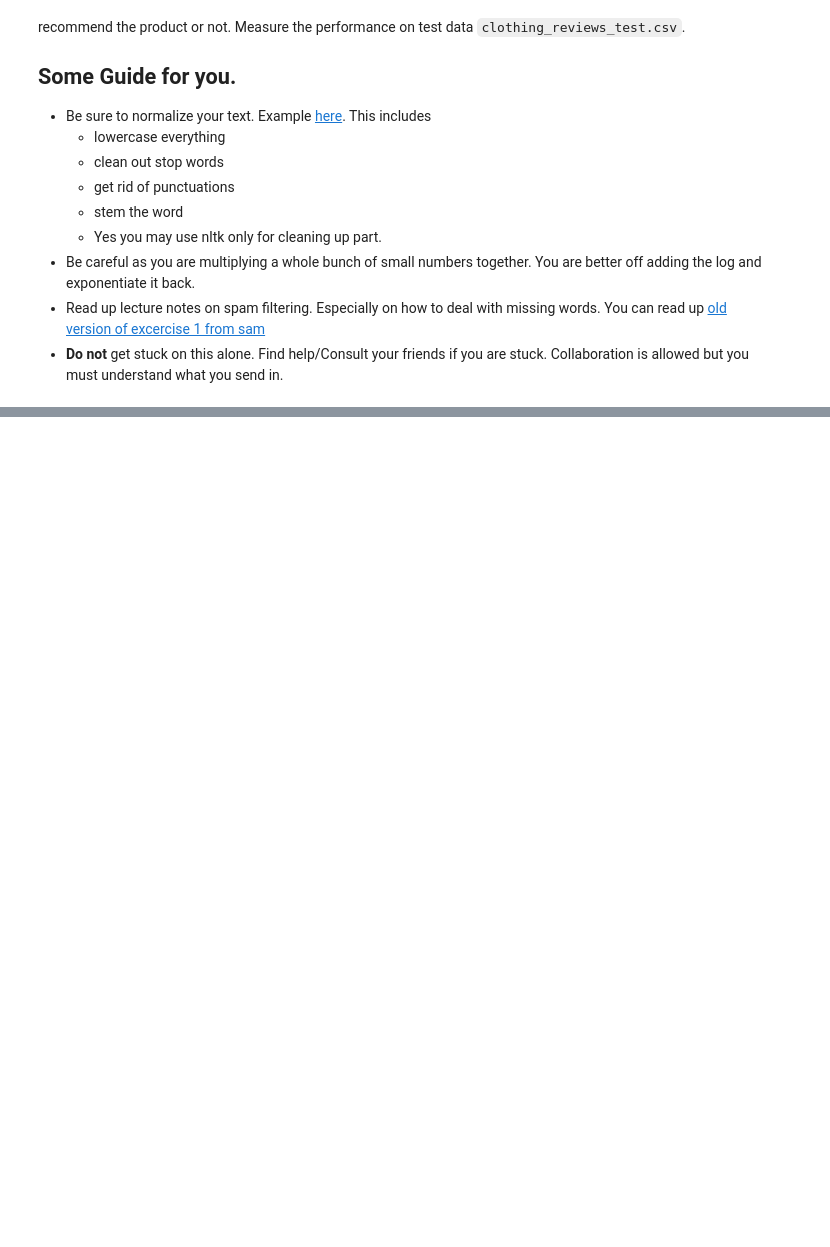
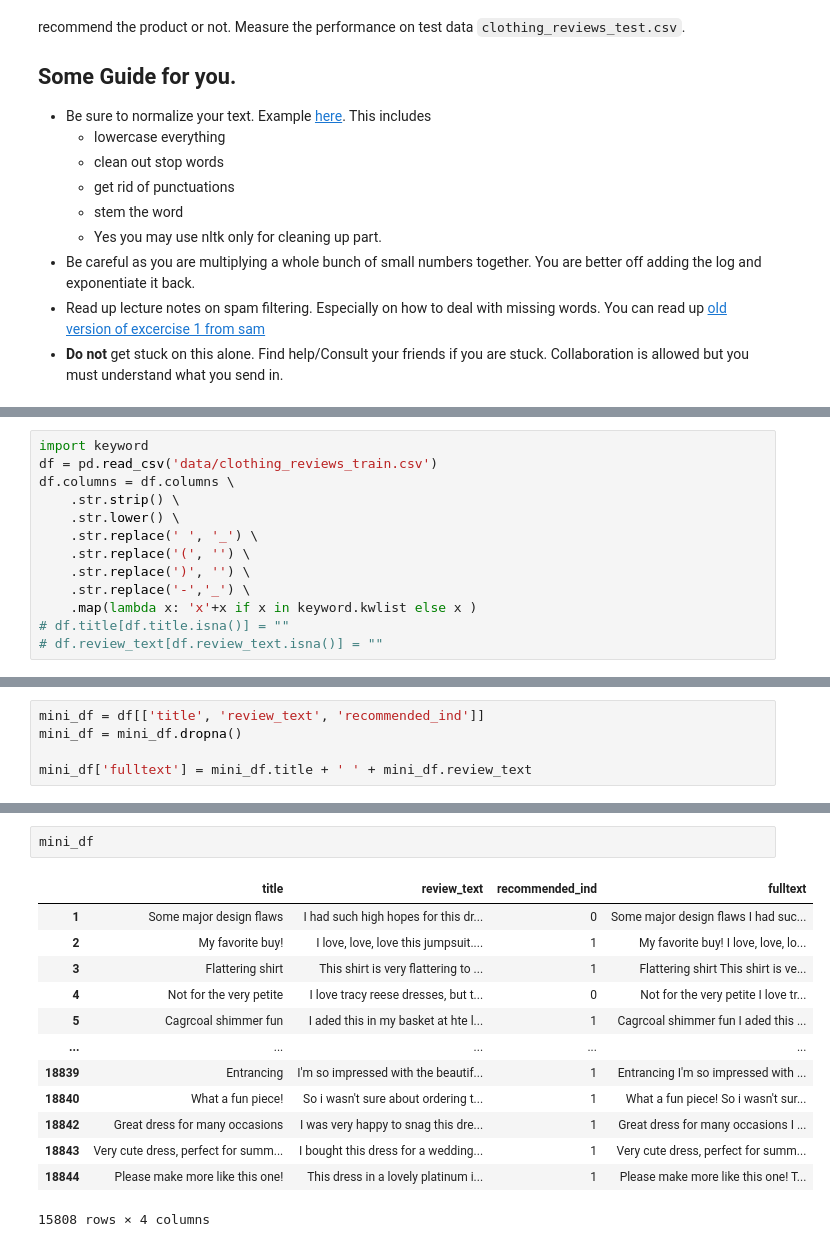
Before and after one commit to muic-pattern-rekt-2018/Homework1-latenight-stream, a Jupyter notebook: Homework 1.ipynb, the cells around one changed output, grey strips where cells are left out. Drawn from its saved outputs; the diff is of its cells as text; blank space fills up the shorter version.

```diff
--- a/Homework 1.ipynb
+++ b/Homework 1.ipynb
@@ -364,0 +363,13 @@ Build a classifier which you can give it a reviewtext and review title and it ca
+# %%
+import keyword
+df = pd.read_csv('data/clothing_reviews_train.csv')
+df.columns = df.columns \
+    .str.strip() \
+    .str.lower() \
+    .str.replace(' ', '_') \
+    .str.replace('(', '') \
+    .str.replace(')', '') \
+    .str.replace('-','_') \
+    .map(lambda x: 'x'+x if x in keyword.kwlist else x )
+# df.title[df.title.isna()] = ""
+# df.review_text[df.review_text.isna()] = ""
@@ -364,0 +383,5 @@ Build a classifier which you can give it a reviewtext and review title and it ca
+# %%
+mini_df = df[['title', 'review_text', 'recommended_ind']]
+mini_df = mini_df.dropna()
+
+mini_df['fulltext'] = mini_df.title + ' ' + mini_df.review_text
@@ -364,0 +412,16 @@ Build a classifier which you can give it a reviewtext and review title and it ca
+# %%
+mini_df
+# %% [output]
+|  | title | review_text | recommended_ind | fulltext |
+| 1 | Some major design flaws | I had such high hopes for this dr... | 0 | Some major design flaws I had suc... |
+| 2 | My favorite buy! | I love, love, love this jumpsuit.... | 1 | My favorite buy! I love, love, lo... |
+| 3 | Flattering shirt | This shirt is very flattering to ... | 1 | Flattering shirt This shirt is ve... |
+| 4 | Not for the very petite | I love tracy reese dresses, but t... | 0 | Not for the very petite I love tr... |
+| 5 | Cagrcoal shimmer fun | I aded this in my basket at hte l... | 1 | Cagrcoal shimmer fun I aded this ... |
+| ... | ... | ... | ... | ... |
+| 18839 | Entrancing | I'm so impressed with the beautif... | 1 | Entrancing I'm so impressed with ... |
+| 18840 | What a fun piece! | So i wasn't sure about ordering t... | 1 | What a fun piece! So i wasn't sur... |
+| 18842 | Great dress for many occasions | I was very happy to snag this dre... | 1 | Great dress for many occasions I ... |
+| 18843 | Very cute dress, perfect for summ... | I bought this dress for a wedding... | 1 | Very cute dress, perfect for summ... |
+| 18844 | Please make more like this one! | This dress in a lovely platinum i... | 1 | Please make more like this one! T... |
+15808 rows × 4 columns
```
Also changed, not shown: parts of 24 cells of this notebook.
